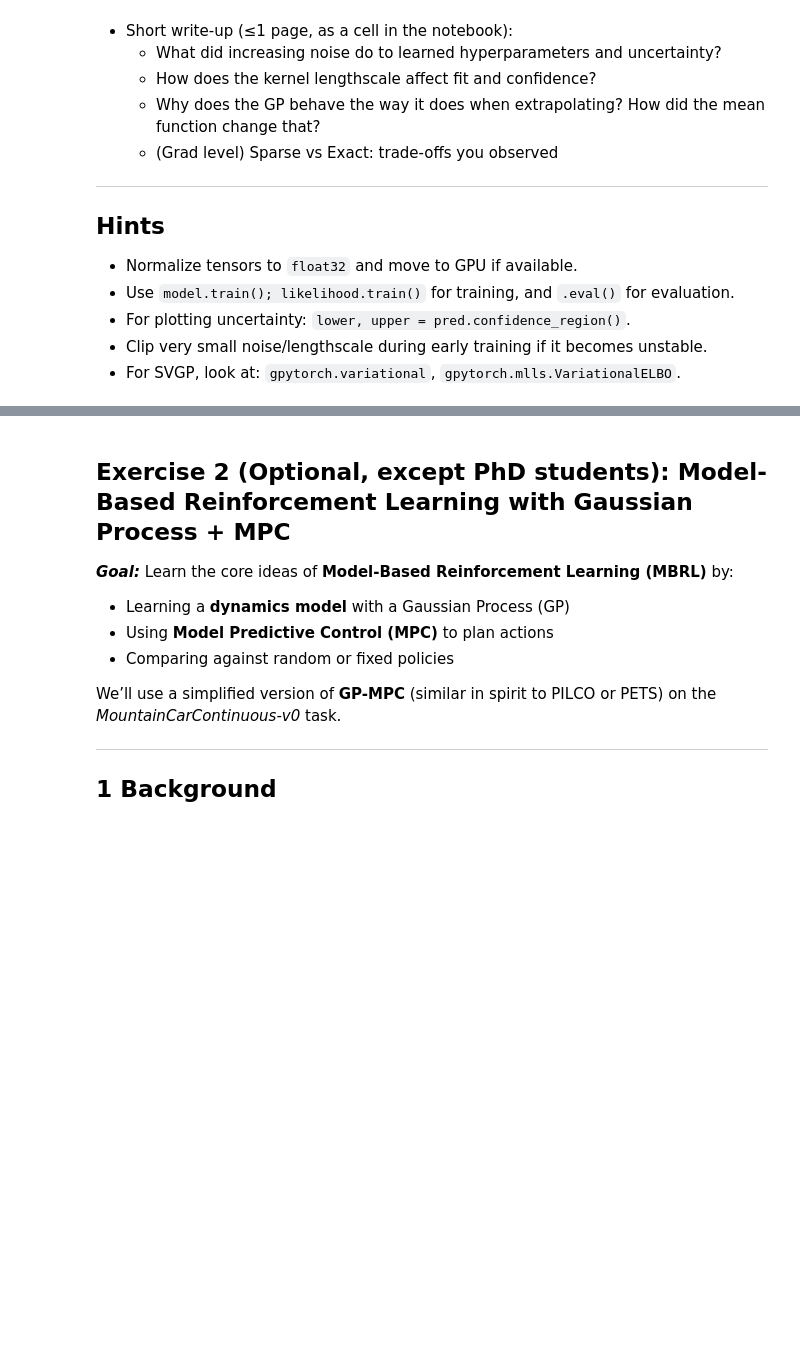
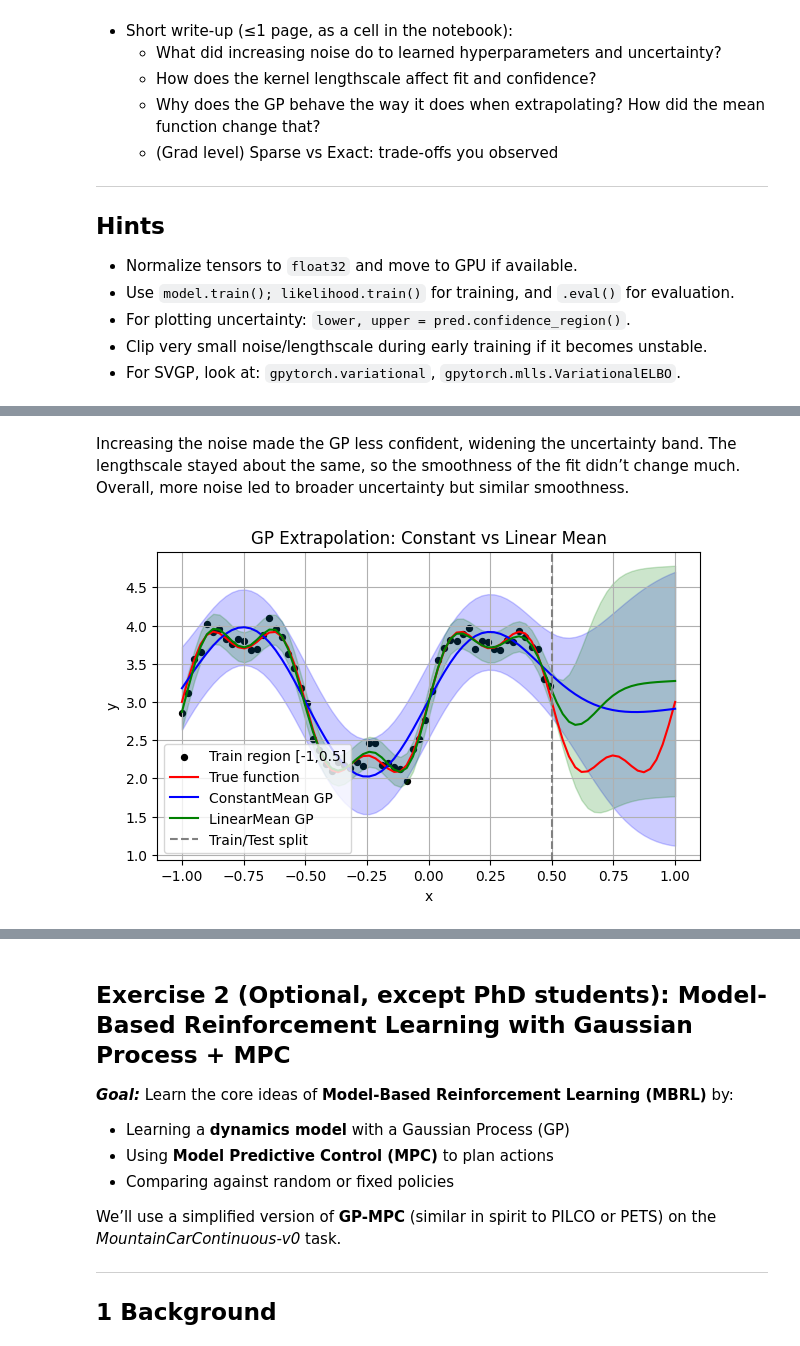
Before and after one commit to TongshuWu1/RL_CSE337_TonyWu, a Jupyter notebook: lab7_mbrl.ipynb, the cells around one changed output, grey strips where cells are left out. Cells and saved outputs as stored; diff of their text form; code cells hidden in the pictures; blank space fills up the shorter version.

```diff
--- a/lab7_mbrl.ipynb
+++ b/lab7_mbrl.ipynb
@@ -178,0 +194,20 @@ plt.legend(); plt.grid(True); plt.show()
+# %%
+# part B
+
+for noise_std in [0.05, 0.2]:
+    print(f"Training with noise_std = {noise_std}")
+    Xtr, Ytr, Xgrid, Ygrid = make_data(n=N, noise_std=noise_std, holdout_right=False)
+    Xtr, Ytr = Xtr.to(device), Ytr.to(device)
+    likelihood = gpytorch.likelihoods.GaussianLikelihood().to(device)
+    model = ExactGPModel(Xtr, Ytr, likelihood).to(device)
+    optimizer = torch.optim.Adam(model.parameters(), lr=0.05)
+    mll = gpytorch.mlls.ExactMarginalLogLikelihood(likelihood, model)
+
+    for i in range(300):
+        optimizer.zero_grad()
+        output = model(Xtr)
+        loss = -mll(output, Ytr)
+        loss.backward()
+        optimizer.step()
+    print(f"Learned lengthscale = {model.covar_module.base_kernel.lengthscale.item():.3f}")
+    print(f"Learned noise = {likelihood.noise.item():.4f}")
@@ -178,0 +221,60 @@ plt.legend(); plt.grid(True); plt.show()
+# %% [markdown]
+Increasing the noise made the GP less confident, widening the uncertainty band. The lengthscale stayed about the same, so the smoothness of the fit didn’t change much. Overall, more noise led to broader uncertainty but similar smoothness.
+# %%
+# Part C
+# Train only on [-1, 0.5], test on full [-1, 1]
+Xtr, Ytr, Xgrid, _ = make_data(n=N, noise_std=0.1, holdout_right=True)
+Xtr, Ytr, Xgrid = Xtr.to(device), Ytr.to(device), Xgrid.to(device)
+
+
+lik1 = gpytorch.likelihoods.GaussianLikelihood().to(device)
+gp1 = ExactGPModel(Xtr, Ytr, lik1).to(device)
+gp1.mean_module = gpytorch.means.ConstantMean()   # use constant mean
+opt = torch.optim.Adam(gp1.parameters(), lr=0.05)
+mll = gpytorch.mlls.ExactMarginalLogLikelihood(lik1, gp1)
+
+for _ in range(300):
+    opt.zero_grad()
+    loss = -mll(gp1(Xtr), Ytr)
+    loss.backward()
+    opt.step()
+
+gp1.eval(); lik1.eval()
+with torch.no_grad():
+    pred1 = lik1(gp1(Xgrid))
+    mean1 = pred1.mean.cpu()
+    low1, up1 = pred1.confidence_region()
+
+
+lik2 = gpytorch.likelihoods.GaussianLikelihood().to(device)
+gp2 = ExactGPModel(Xtr, Ytr, lik2).to(device)
+gp2.mean_module = gpytorch.means.LinearMean(1)   # linear trend
+opt = torch.optim.Adam(gp2.parameters(), lr=0.05)
+mll = gpytorch.mlls.ExactMarginalLogLikelihood(lik2, gp2)
+
+for _ in range(300):
+    opt.zero_grad()
+    loss = -mll(gp2(Xtr), Ytr)
+    loss.backward()
+    opt.step()
+
+gp2.eval(); lik2.eval()
+with torch.no_grad():
+    pred2 = lik2(gp2(Xgrid))
+    mean2 = pred2.mean.cpu()
+    low2, up2 = pred2.confidence_region()
+
+
+plt.figure(figsize=(7,4))
+plt.scatter(Xtr.cpu(), Ytr.cpu(), color='k', s=18, label='Train region [-1,0.5]')
+plt.plot(Xgrid.cpu(), f(Xgrid.cpu()), 'r', label='True function')
+plt.plot(Xgrid.cpu(), mean1, 'b', label='ConstantMean GP')
+plt.fill_between(Xgrid.cpu().squeeze(), low1.cpu(), up1.cpu(), color='b', alpha=0.2)
+plt.plot(Xgrid.cpu(), mean2, 'g', label='LinearMean GP')
+plt.fill_between(Xgrid.cpu().squeeze(), low2.cpu(), up2.cpu(), color='g', alpha=0.2)
+plt.axvline(0.5, color='gray', linestyle='--', label='Train/Test split')
+plt.title('GP Extrapolation: Constant vs Linear Mean')
+plt.xlabel('x'); plt.ylabel('y')
+plt.legend(); plt.grid(True); plt.show()
+# %% [output]
+[figure, added]
```
Also changed, not shown: parts of 10 cells of this notebook.
